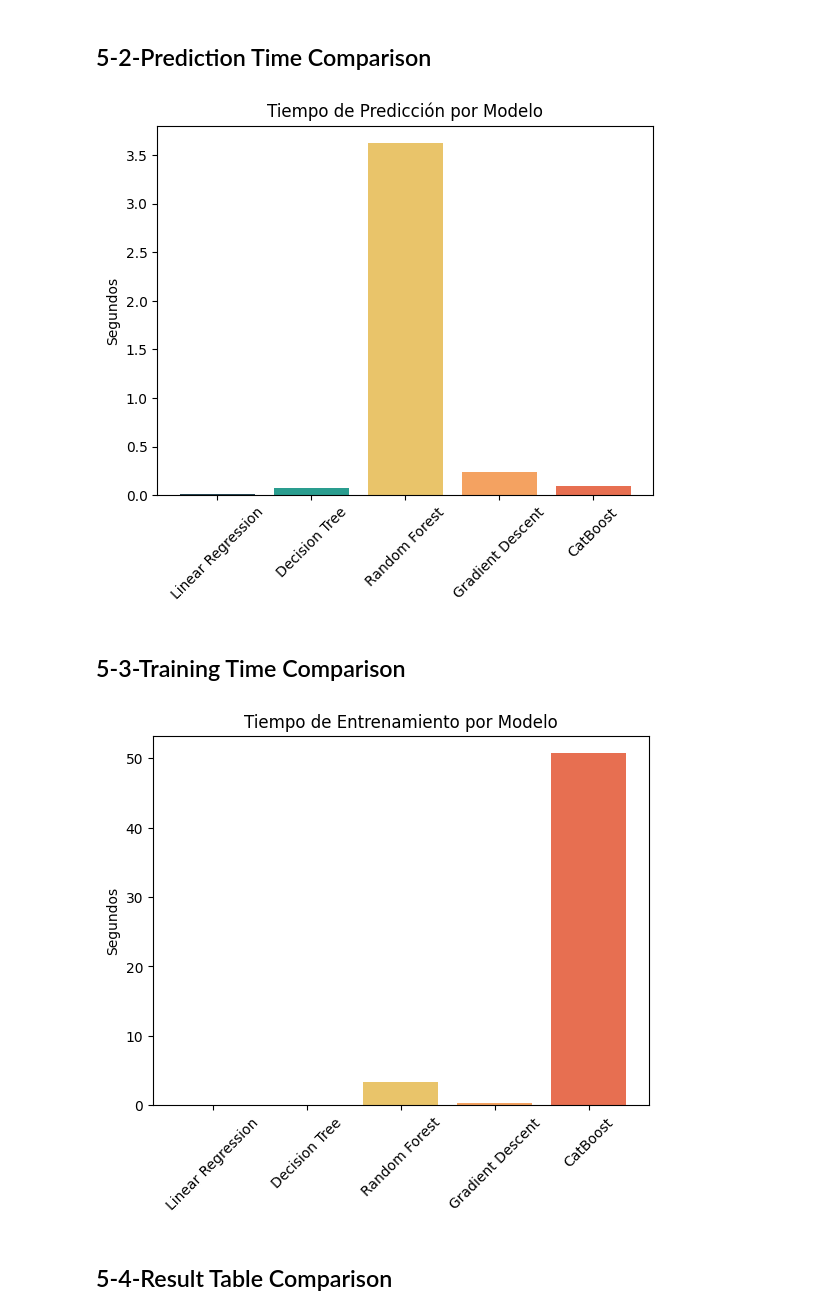
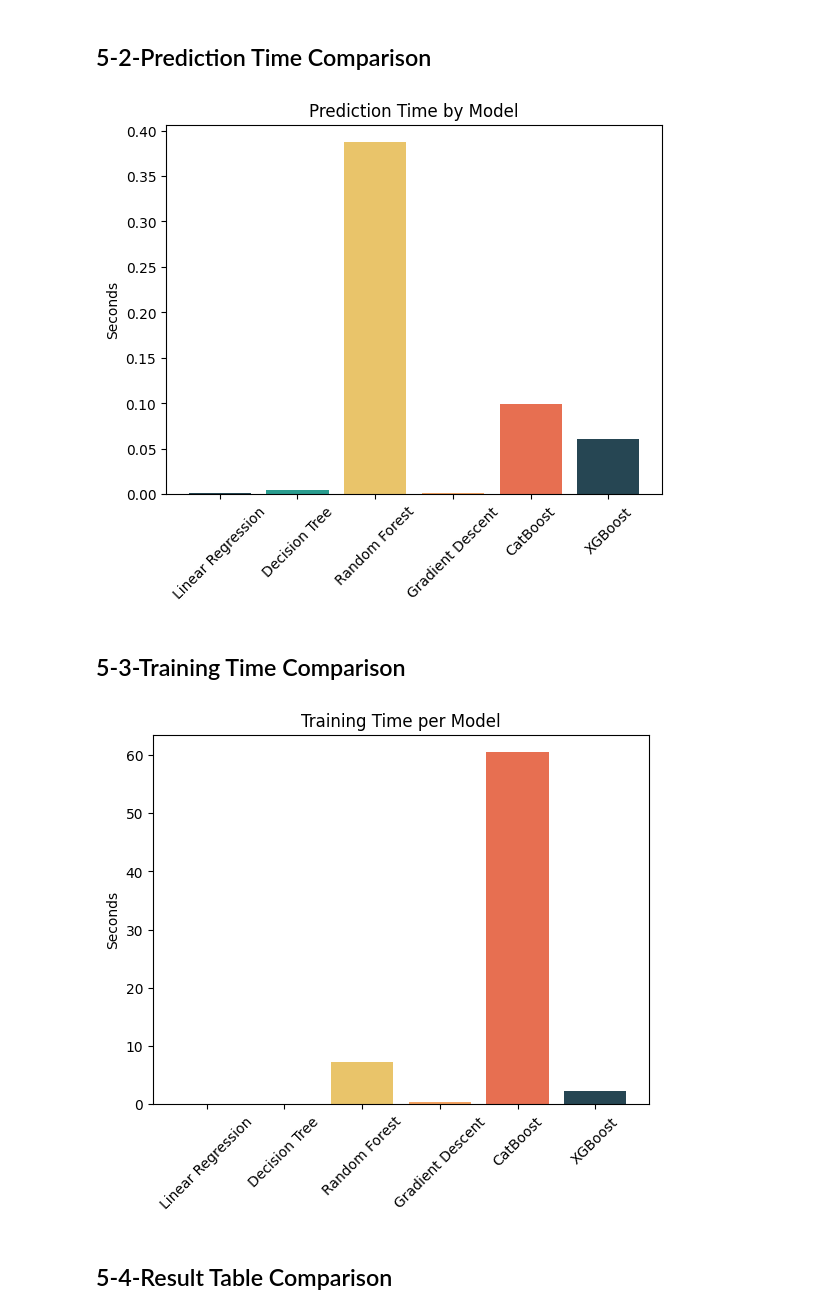
Before and after one commit to dannngu/rusty_bargain, a Jupyter notebook: notebooks/sprint_13_rusty_bargain.ipynb, the cells around one changed output. Drawn from its saved outputs; the diff is of its cells as text; code cells hidden in the pictures.

Commit message:
Adding XGBoost Model

```diff
--- a/notebooks/sprint_13_rusty_bargain.ipynb
+++ b/notebooks/sprint_13_rusty_bargain.ipynb
@@ -25,9 +25,9 @@ import sklearn.preprocessing
 import category_encoders as ce
 from catboost import CatBoostRegressor
 # %%
-df = pd.read_csv('/content/raw/car_data.csv')
+df = pd.read_csv('../data/raw/car_data.csv')
 
-display(df.head(5))
+display(df.head(3))
 # %% [output]
 |  | DateCrawled | Price | VehicleType | RegistrationYear | Gearbox | Power | Model | Mileage | ... |
 | 0 | 24/03/2016 11:52 | 480 | NaN | 1993 | manual | 0 | golf | 150000 | ... |
@@ -365,15 +370,15 @@ models = {
 
 results = {}
 for name, model in models.items():
-    # Entrenar y medir tiempo
+    # Train and measure time
     start_time = time.time()
     model.fit(X_train_scaled, y_train)
     train_time = time.time() - start_time
 
-    # Predecit  y medir velocidad de entramento
+    # Predict and measure training speed
     start_pred  = time.time()
     y_pred = model.predict(X_test_scaled)
-    pred_time = time.time() - start_time
+    pred_time = time.time() - start_pred
 
     mse = sklearn.metrics.mean_squared_error(y_test, y_pred)
     rmse = np.sqrt(mse)
@@ -386,6 +391,6 @@ for name, model in models.items():
 
     print(f"[+] {name} RMSE: {rmse:.2f}")
     print(f"[+] {name} Training Time: {train_time:.2f} seconds")
-    print(f"[+] {name} Prediction Time: {train_time:.2f} seconds")
+    print(f"[+] {name} Prediction Time: {pred_time:.2f} seconds")
     print()
 # %% [output]
@@ -516,0 +554,22 @@ CatBoost Weather Prediction: 0.23 seconds
+# %%
+import xgboost as xgb
+
+model_xgb = xgb.XGBRegressor(n_estimators=1000, learning_rate=0.05, random_state=42)
+
+start_time = time.time()
+model_xgb.fit(X_train_scaled, y_train)
+train_time = time.time() - start_time
+
+start_pred = time.time()
+y_pred_xgb = model_xgb.predict(X_test_scaled)
+pred_time = time.time() - start_pred
+
+results["XGBoost"] = {
+    "RMSE": np.sqrt(sklearn.metrics.mean_squared_error(y_test, y_pred_xgb)),
+    "Training Time (s)": train_time,
+    "Prediction Time (s)": pred_time
+}
+
+print(f"XGBoost RMSE: {rmse_cat:.2f}")
+print(f"XGBoost Training Time: {train_time_cat:.2f} seconds")
+print(f"XGBoost Prediction Time: {pred_time_cat:.2f} seconds")
@@ -536,24 +599,24 @@ plt.show()
 pred_times = [results[model]["Prediction Time (s)"] for model in results]
 
 plt.bar(model_names, pred_times, color=colors)
-plt.title("Tiempo de Predicción por Modelo")
-plt.ylabel("Segundos")
+plt.title("Prediction Time by Model")
+plt.ylabel("Seconds")
 plt.xticks(rotation=45)
 plt.show()
 # %% [output]
-[figure, old version]
+[figure, new version]
 # %% [markdown]
 ## 5-3-Training Time Comparison
 # %%
 train_times = [results[model]["Training Time (s)"] for model in results]
 
 plt.bar(model_names, train_times, color=colors)
-plt.title("Tiempo de Entrenamiento por Modelo")
-plt.ylabel("Segundos")
+plt.title("Training Time per Model")
+plt.ylabel("Seconds")
 plt.xticks(rotation=45)
 plt.show()
 # %% [output]
-[figure, old version]
+[figure, new version]
 # %% [markdown]
 ## 5-4-Result Table Comparison
 # %%
```
Also changed, not shown: parts of 41 cells of this notebook, 1 other file.
